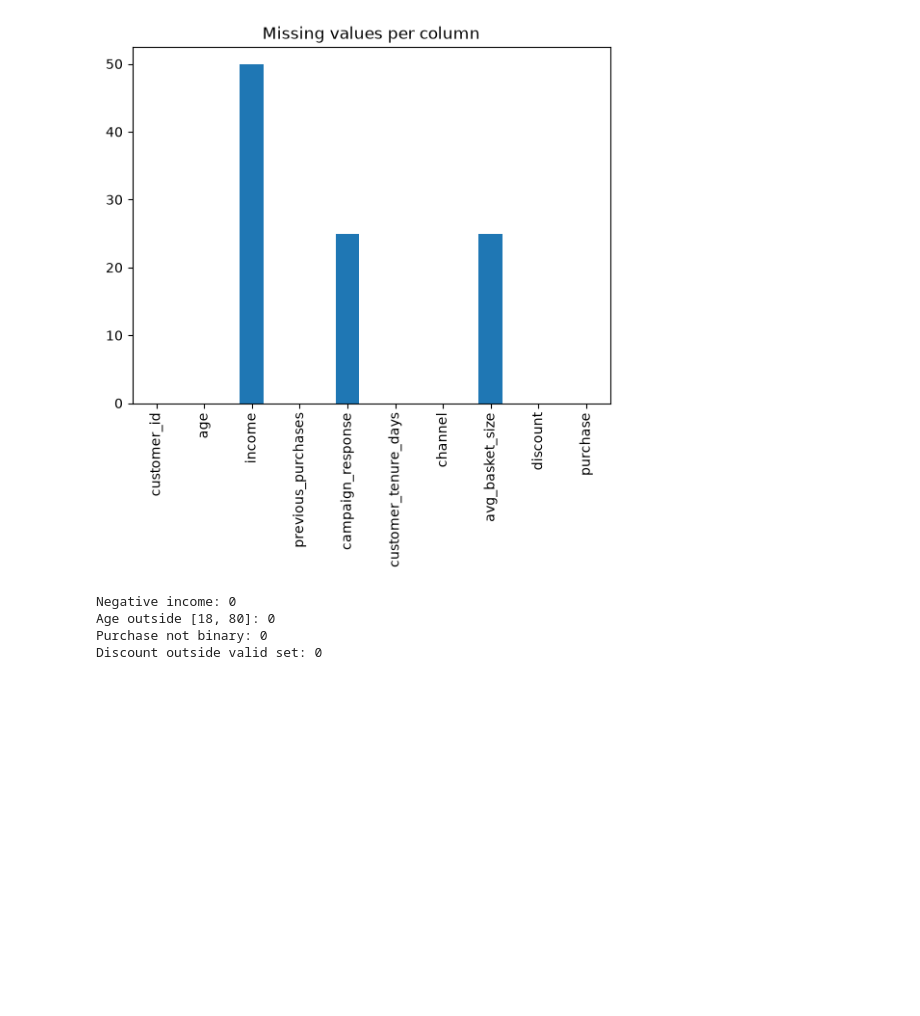
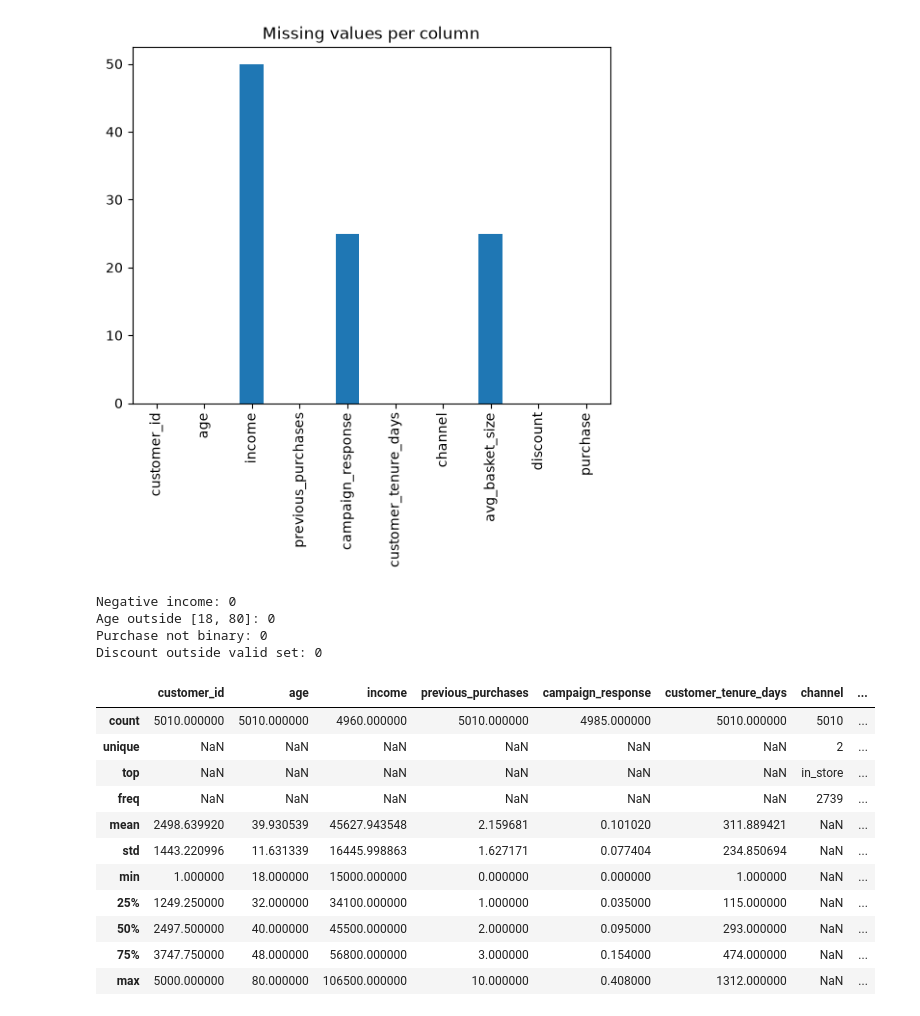
Before and after one commit to Hadiyadishant/EconoCausal, a Jupyter notebook: notebooks/data_exploration.ipynb, the cells around one changed output. Cells and saved outputs as stored; diff of their text form; code cells hidden in the pictures; blank space fills up the shorter version.

```diff
--- a/notebooks/data_exploration.ipynb
+++ b/notebooks/data_exploration.ipynb
@@ -58,3 +58,19 @@ Negative income: 0
 Age outside [18, 80]: 0
 Purchase not binary: 0
 Discount outside valid set: 0
+# %%
+#basic statistics
+df.describe(include='all')
+# %% [output]
+|  | customer_id | age | income | previous_purchases | campaign_response | customer_tenure_days | channel | ... |
+| count | 5010.000000 | 5010.000000 | 4960.000000 | 5010.000000 | 4985.000000 | 5010.000000 | 5010 | ... |
+| unique | NaN | NaN | NaN | NaN | NaN | NaN | 2 | ... |
+| top | NaN | NaN | NaN | NaN | NaN | NaN | in_store | ... |
+| freq | NaN | NaN | NaN | NaN | NaN | NaN | 2739 | ... |
+| mean | 2498.639920 | 39.930539 | 45627.943548 | 2.159681 | 0.101020 | 311.889421 | NaN | ... |
+| std | 1443.220996 | 11.631339 | 16445.998863 | 1.627171 | 0.077404 | 234.850694 | NaN | ... |
+| min | 1.000000 | 18.000000 | 15000.000000 | 0.000000 | 0.000000 | 1.000000 | NaN | ... |
+| 25% | 1249.250000 | 32.000000 | 34100.000000 | 1.000000 | 0.035000 | 115.000000 | NaN | ... |
+| 50% | 2497.500000 | 40.000000 | 45500.000000 | 2.000000 | 0.095000 | 293.000000 | NaN | ... |
+| 75% | 3747.750000 | 48.000000 | 56800.000000 | 3.000000 | 0.154000 | 474.000000 | NaN | ... |
+| max | 5000.000000 | 80.000000 | 106500.000000 | 10.000000 | 0.408000 | 1312.000000 | NaN | ... |
```
Also changed, not shown: parts of 3 cells of this notebook, 1 other file.
